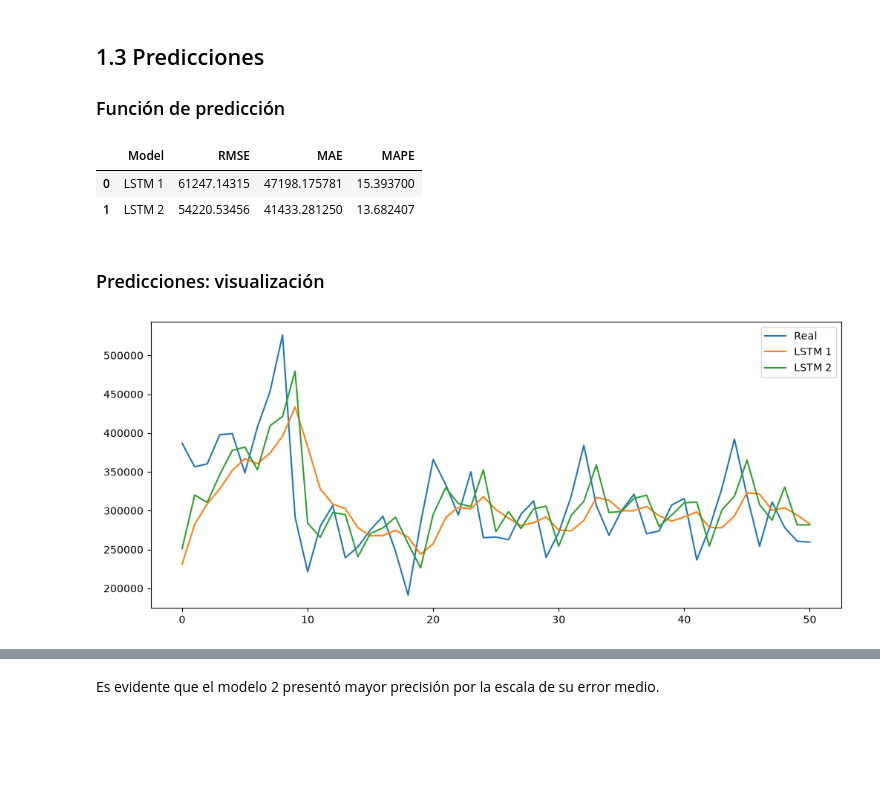
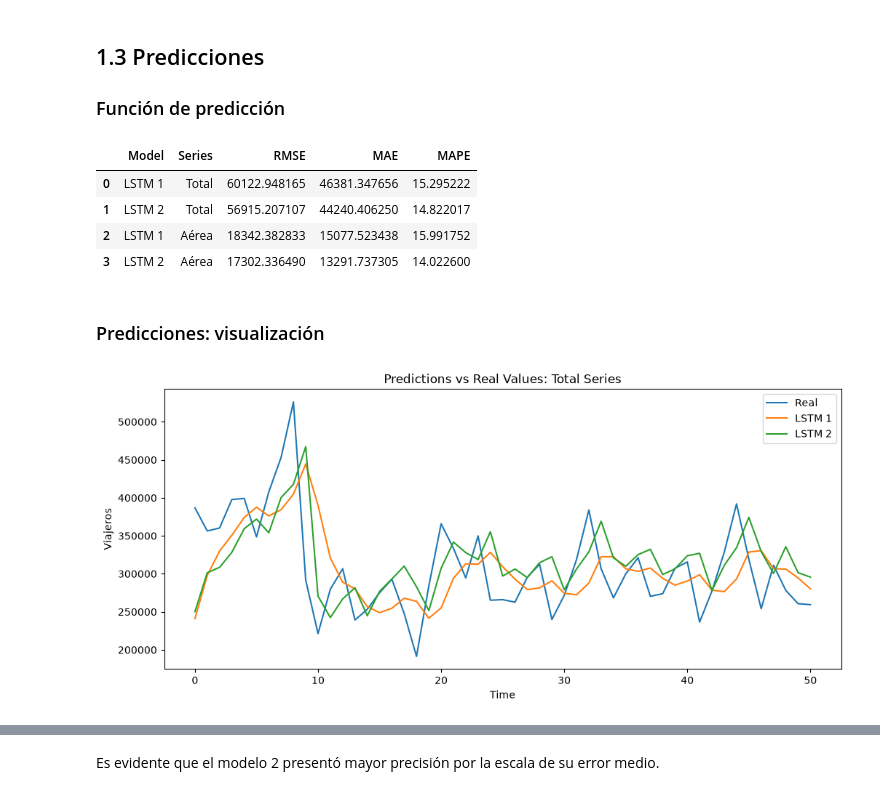
Before and after one commit to donadito/Laboratorio-2-SERIES-DE-TIEMPO, a Jupyter notebook: Laboratorio2.ipynb, the cells around one changed output, grey strips where cells are left out. Drawn from its saved outputs; the diff is of its cells as text; code cells hidden in the pictures; blank space fills up the shorter version.

Commit message:
feat: revisión del ejercicio 1 e inclusión de análisis para la serie de ingreso vía aérea.

```diff
--- a/Laboratorio2.ipynb
+++ b/Laboratorio2.ipynb
@@ -85,8 +87,9 @@ scaler = MinMaxScaler()
 train_scaled = scaler.fit_transform(train.values.reshape(-1,1))
 test_scaled = scaler.transform(test.values.reshape(-1,1))
 
-train2_scaled = scaler.fit_transform(train2.values.reshape(-1,1))
-test2_scaled = scaler.transform(test2.values.reshape(-1,1))
+scaler_aerea = MinMaxScaler()
+train2_scaled = scaler_aerea.fit_transform(train2.values.reshape(-1,1))
+test2_scaled = scaler_aerea.transform(test2.values.reshape(-1,1))
 # %% [markdown]
 ### Ventanas de tiempo
 Se utilizarán los últimos 12 meses para predecir el siguiente mes
@@ -234,7 +273,7 @@ plt.show()
 ## 1.3 Predicciones
 ### Función de predicción
 # %%
-def predict(model,X):
+def predict(model,X, scaler):
 
     model.eval()
 
@@ -244,10 +283,18 @@ def predict(model,X):
 
     return scaler.inverse_transform(pred)
 
-pred1 = predict(model1,X_test)
-pred2 = predict(model2,X_test)
+pred1 = predict(model1, X_test, scaler)
+pred2 = predict(model2, X_test, scaler)
 
 real = scaler.inverse_transform(y_test.numpy())
+
+# Segunda serie: Aérea
+
+pred1_air = predict(model1_air, X_test2, scaler_aerea)
+pred2_air = predict(model2_air, X_test2, scaler_aerea)
+
+#regresar a la escala original
+real_air = scaler_aerea.inverse_transform(y_test2.numpy())
 # %%
 ## METRICAS
 def evaluate(real,pred):
@@ -264,47 +311,75 @@ def evaluate(real,pred):
 rmse1,mae1,mape1 = evaluate(real,pred1)
 rmse2,mae2,mape2 = evaluate(real,pred2)
 
+# Métricas Aérea
+
+rmse1_air,mae1_air,mape1_air = evaluate(real_air,pred1_air)
+rmse2_air,mae2_air,mape2_air = evaluate(real_air,pred2_air)
+
 results = pd.DataFrame({
 
     "Model":[
         "LSTM 1",
+        "LSTM 2",
+        "LSTM 1",
         "LSTM 2"
+    ],
+
+    "Series":[
+        "Total",
+        "Total",
+        "Aérea",
+        "Aérea"
     ],
 
     "RMSE":[
         rmse1,
-        rmse2
+        rmse2,
+        rmse1_air,
+        rmse2_air
     ],
 
     "MAE":[
         mae1,
-        mae2
+        mae2,
+        mae1_air,
+        mae2_air
     ],
 
     "MAPE":[
         mape1,
-        mape2
+        mape2,
+        mape1_air,
+        mape2_air
     ]
 })
 
 results
 # %% [output]
-|  | Model | RMSE | MAE | MAPE |
-| 0 | LSTM 1 | 61247.14315 | 47198.175781 | 15.393700 |
-| 1 | LSTM 2 | 54220.53456 | 41433.281250 | 13.682407 |
+|  | Model | Series | RMSE | MAE | MAPE |
+| 0 | LSTM 1 | Total | 60122.948165 | 46381.347656 | 15.295222 |
+| 1 | LSTM 2 | Total | 56915.207107 | 44240.406250 | 14.822017 |
+| 2 | LSTM 1 | Aérea | 18342.382833 | 15077.523438 | 15.991752 |
+| 3 | LSTM 2 | Aérea | 17302.336490 | 13291.737305 | 14.022600 |
 # %% [markdown]
 ### Predicciones: visualización
 # %%
 plt.figure(figsize=(12,5))
+
+plt.title("Predictions vs Real Values: Total Series")
+
+plt.xlabel("Time")
+plt.ylabel("Viajeros")
+
 
 plt.plot(real,label="Real")
 
 plt.plot(pred1,label="LSTM 1")
 
 plt.plot(pred2,label="LSTM 2")
 
 plt.legend()
 
 plt.show()
 # %% [output]
-[figure, old version]
+[figure, new version]
```
Also changed, not shown: parts of 14 cells of this notebook.
